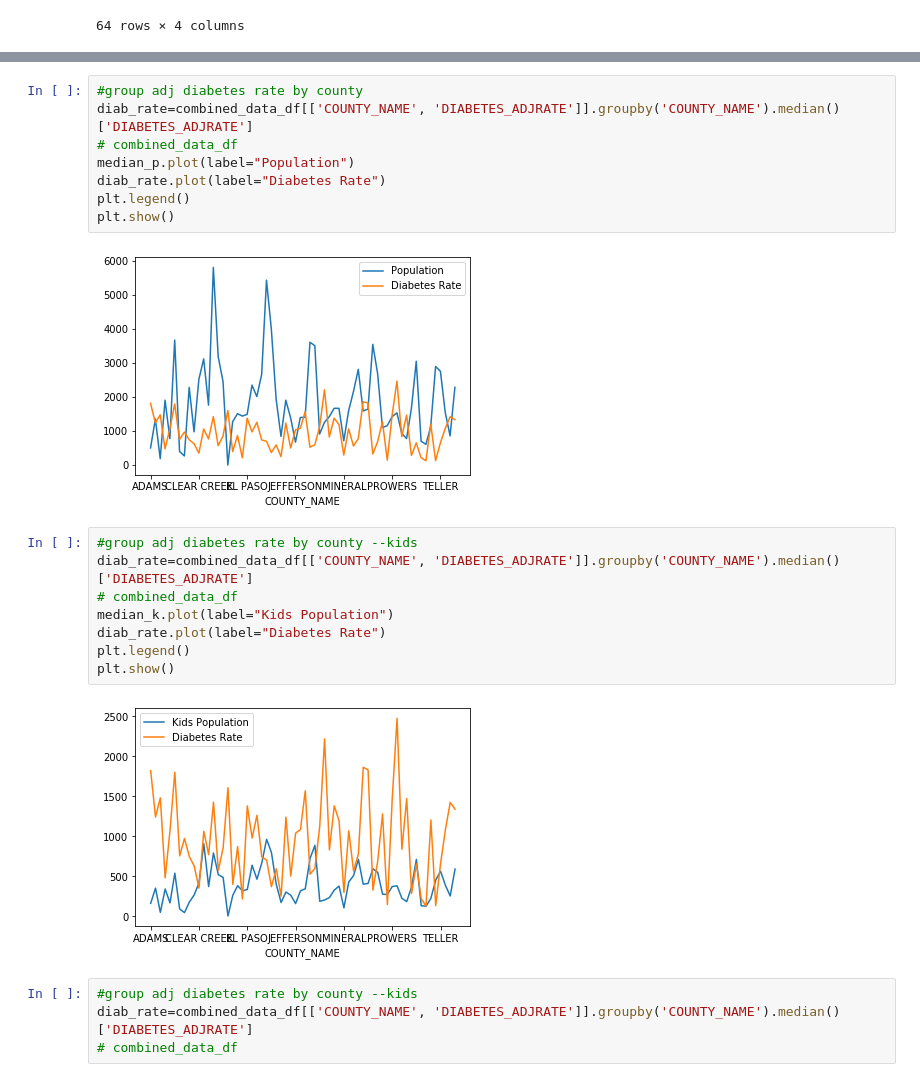
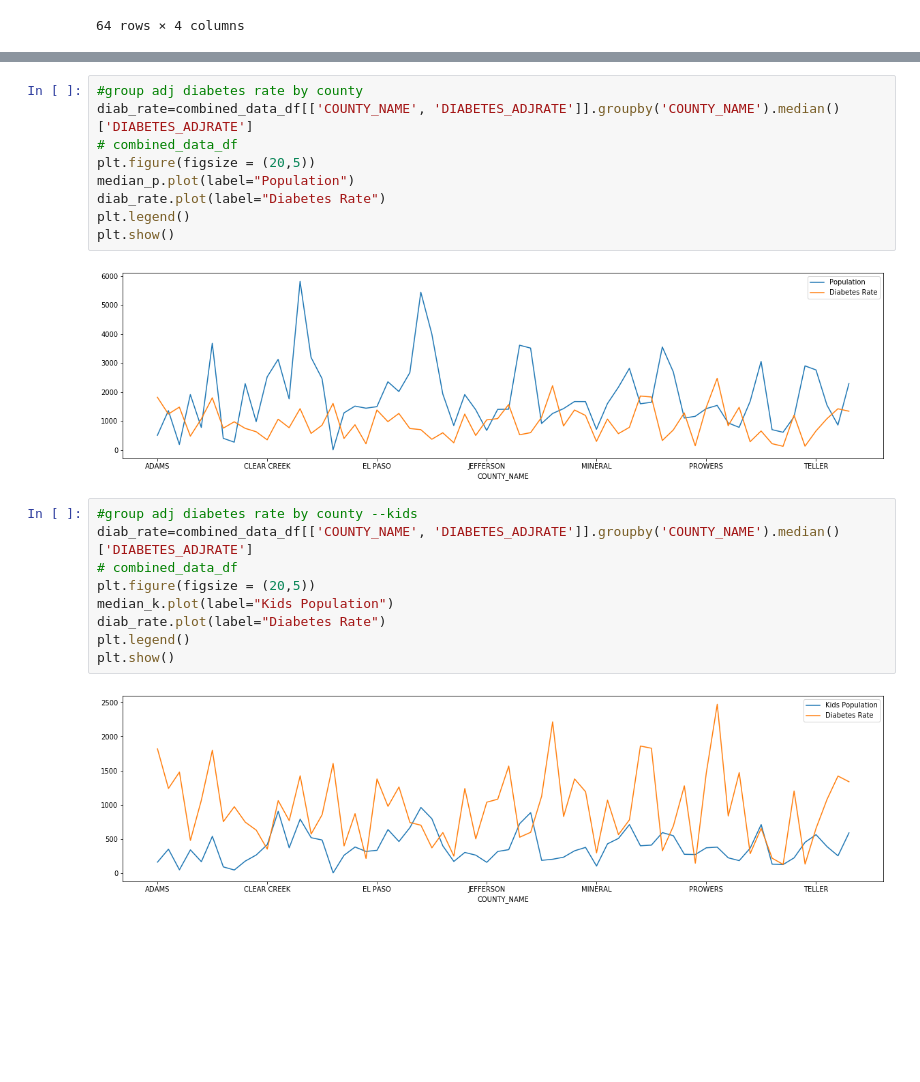
Before and after one commit to Ryan-Eberle/Diabetes-Demographics-in-Colorado, a Jupyter notebook: Diabetes_age_analysis.ipynb, the cells around one changed output, grey strips where cells are left out. Drawn from its saved outputs; the diff is of its cells as text; blank space fills up the shorter version.

```diff
--- a/Diabetes_age_analysis.ipynb
+++ b/Diabetes_age_analysis.ipynb
@@ -133,24 +230,22 @@ plt.show()
 # %%
 #group adj diabetes rate by county
 diab_rate=combined_data_df[['COUNTY_NAME', 'DIABETES_ADJRATE']].groupby('COUNTY_NAME').median()['DIABETES_ADJRATE']
 # combined_data_df
+plt.figure(figsize = (20,5))
 median_p.plot(label="Population")
 diab_rate.plot(label="Diabetes Rate")
 plt.legend()
 plt.show()
 # %% [output]
-[figure, old version]
+[figure, new version]
 # %%
 #group adj diabetes rate by county --kids
 diab_rate=combined_data_df[['COUNTY_NAME', 'DIABETES_ADJRATE']].groupby('COUNTY_NAME').median()['DIABETES_ADJRATE']
 # combined_data_df
+plt.figure(figsize = (20,5))
 median_k.plot(label="Kids Population")
 diab_rate.plot(label="Diabetes Rate")
 plt.legend()
 plt.show()
 # %% [output]
-[figure, old version]
+[figure, new version]
-# %%
-#group adj diabetes rate by county --kids
-diab_rate=combined_data_df[['COUNTY_NAME', 'DIABETES_ADJRATE']].groupby('COUNTY_NAME').median()['DIABETES_ADJRATE']
-# combined_data_df
```
Also changed, not shown: parts of 23 cells of this notebook.
